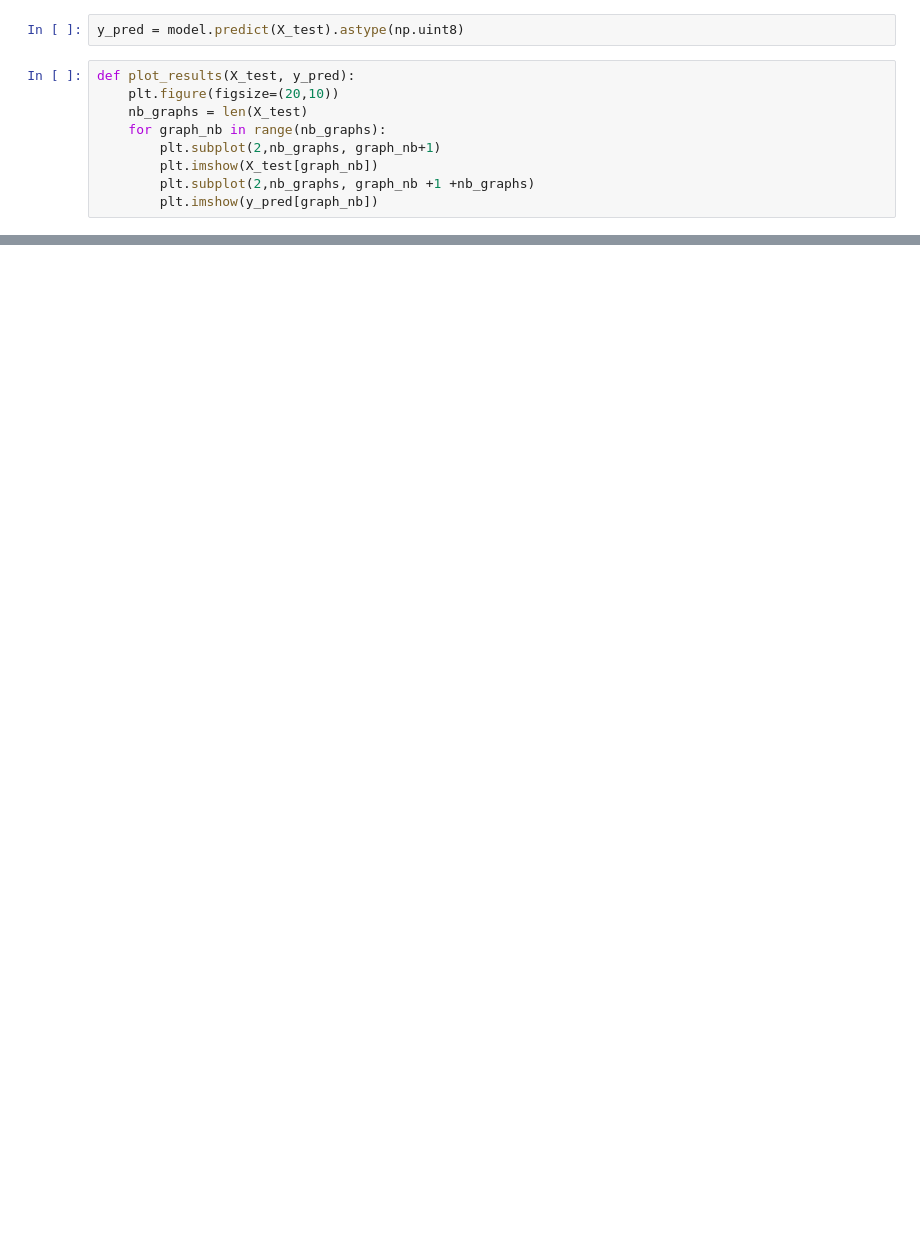
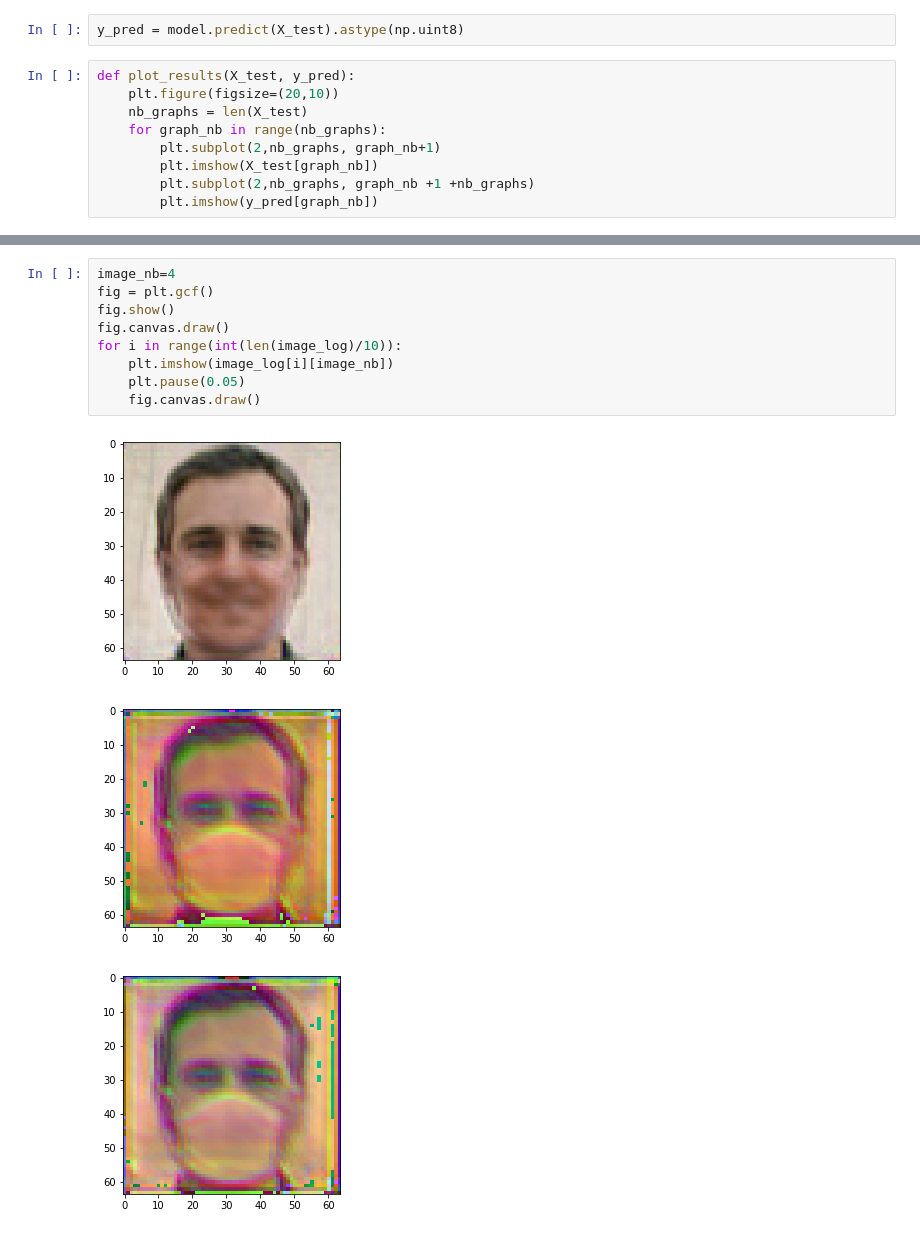
Before and after one commit to christophelanson/icangetyoursmile, a Jupyter notebook: notebooks/christophelanson/unet V2.ipynb, the cells around one changed output, grey strips where cells are left out. Cells and saved outputs as stored; diff of their text form; blank space fills up the shorter version.

```diff
--- a/notebooks/christophelanson/unet V2.ipynb
+++ b/notebooks/christophelanson/unet V2.ipynb
@@ -185,0 +141,13 @@ plt.plot(results.history['loss'])
+# %%
+image_nb=4
+fig = plt.gcf()
+fig.show()
+fig.canvas.draw()
+for i in range(int(len(image_log)/10)):
+    plt.imshow(image_log[i][image_nb])
+    plt.pause(0.05)
+    fig.canvas.draw()
+# %% [output]
+[figure, added]
+[figure, added]
+[figure, added]
```
Also changed, not shown: parts of 20 cells of this notebook, 19 other files.
